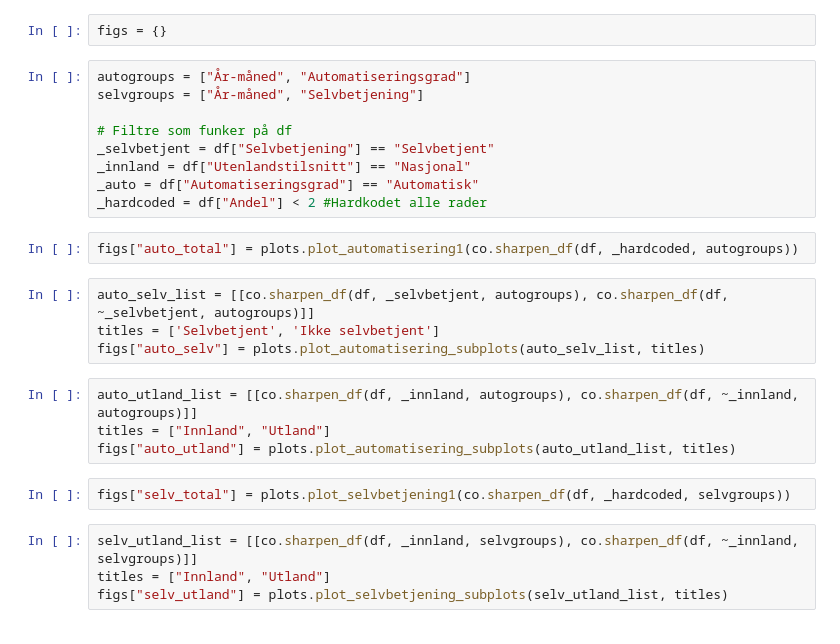
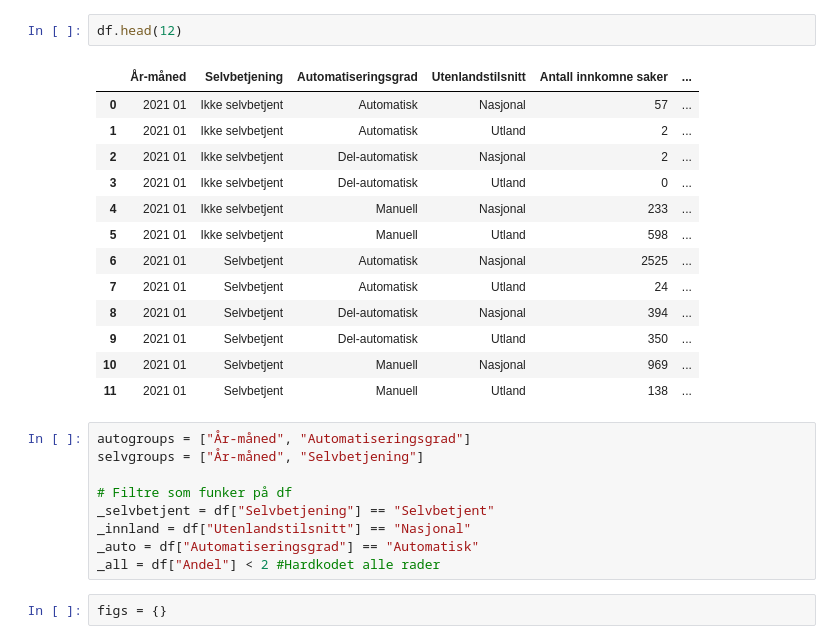
Before and after one commit to navikt/pensjon-data-analyse, a Jupyter notebook: notebooks/auto_selv_alle_ytelser.ipynb, the cells around one changed output. Cells and saved outputs as stored; diff of their text form.

```diff
--- a/notebooks/auto_selv_alle_ytelser.ipynb
+++ b/notebooks/auto_selv_alle_ytelser.ipynb
@@ -19,5 +48,19 @@ df = co.prepare_df(df_file, ytelse)
-# %%
-figs = {}
+# %%
+df.head(12)
+# %% [output]
+|  | År-måned | Selvbetjening | Automatiseringsgrad | Utenlandstilsnitt | Antall innkomne saker | ... |
+| 0 | 2021 01 | Ikke selvbetjent | Automatisk | Nasjonal | 57 | ... |
+| 1 | 2021 01 | Ikke selvbetjent | Automatisk | Utland | 2 | ... |
+| 2 | 2021 01 | Ikke selvbetjent | Del-automatisk | Nasjonal | 2 | ... |
+| 3 | 2021 01 | Ikke selvbetjent | Del-automatisk | Utland | 0 | ... |
+| 4 | 2021 01 | Ikke selvbetjent | Manuell | Nasjonal | 233 | ... |
+| 5 | 2021 01 | Ikke selvbetjent | Manuell | Utland | 598 | ... |
+| 6 | 2021 01 | Selvbetjent | Automatisk | Nasjonal | 2525 | ... |
+| 7 | 2021 01 | Selvbetjent | Automatisk | Utland | 24 | ... |
+| 8 | 2021 01 | Selvbetjent | Del-automatisk | Nasjonal | 394 | ... |
+| 9 | 2021 01 | Selvbetjent | Del-automatisk | Utland | 350 | ... |
+| 10 | 2021 01 | Selvbetjent | Manuell | Nasjonal | 969 | ... |
+| 11 | 2021 01 | Selvbetjent | Manuell | Utland | 138 | ... |
 # %%
 autogroups = ["År-måned", "Automatiseringsgrad"]
 selvgroups = ["År-måned", "Selvbetjening"]
@@ -26,20 +69,6 @@ selvgroups = ["År-måned", "Selvbetjening"]
 _selvbetjent = df["Selvbetjening"] == "Selvbetjent"
 _innland = df["Utenlandstilsnitt"] == "Nasjonal"
 _auto = df["Automatiseringsgrad"] == "Automatisk"
-_hardcoded = df["Andel"] < 2 #Hardkodet alle rader
+_all = df["Andel"] < 2 #Hardkodet alle rader
-# %%
-figs["auto_total"] = plots.plot_automatisering1(co.sharpen_df(df, _hardcoded, autogroups))
-# %%
-auto_selv_list = [[co.sharpen_df(df, _selvbetjent, autogroups), co.sharpen_df(df, ~_selvbetjent, autogroups)]]
-titles = ['Selvbetjent', 'Ikke selvbetjent']
-figs["auto_selv"] = plots.plot_automatisering_subplots(auto_selv_list, titles)
-# %%
-auto_utland_list = [[co.sharpen_df(df, _innland, autogroups), co.sharpen_df(df, ~_innland, autogroups)]]
-titles = ["Innland", "Utland"]
-figs["auto_utland"] = plots.plot_automatisering_subplots(auto_utland_list, titles)
-# %%
-figs["selv_total"] = plots.plot_selvbetjening1(co.sharpen_df(df, _hardcoded, selvgroups))
-# %%
-selv_utland_list = [[co.sharpen_df(df, _innland, selvgroups), co.sharpen_df(df, ~_innland, selvgroups)]]
-titles = ["Innland", "Utland"]
-figs["selv_utland"] = plots.plot_selvbetjening_subplots(selv_utland_list, titles)
+# %%
+figs = {}
```
Also changed, not shown: parts of 10 cells of this notebook, 5 other files.
